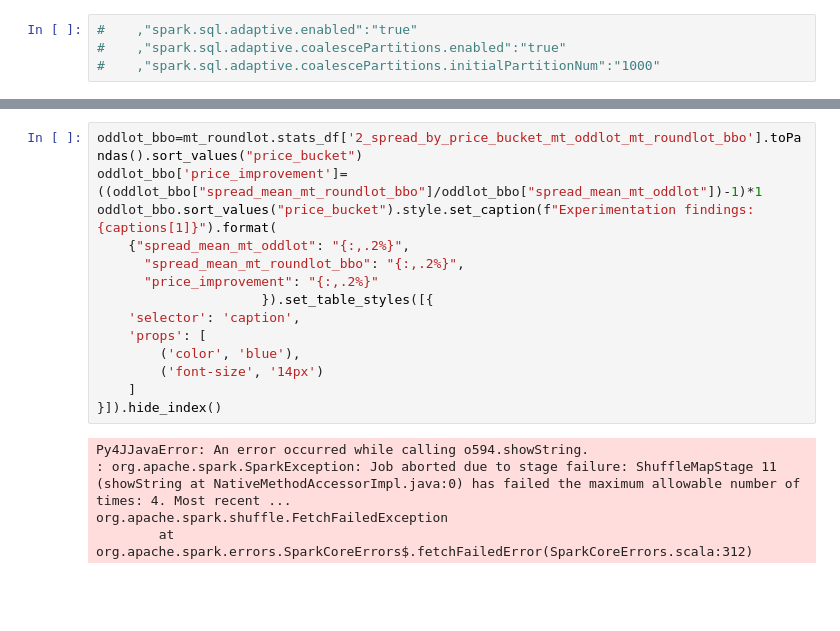
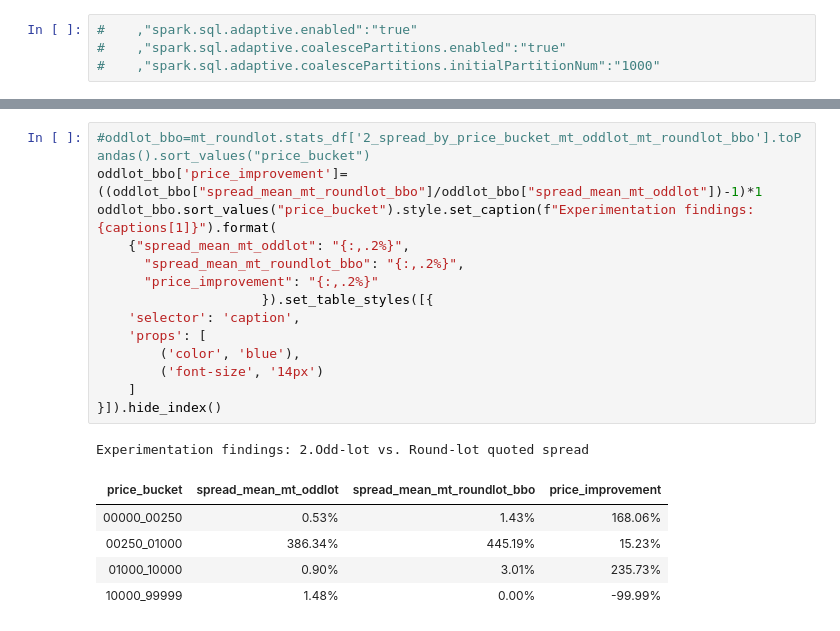
Before and after one commit to aws-samples/quant-research, a Jupyter notebook: src/notebooks/equity_market_microstructure/sec_reform_impact_study.ipynb, the cells around one changed output, grey strips where cells are left out. Saved outputs shown, nothing was run; the diff lists cells and outputs as text; blank space fills up the shorter version.

```diff
--- a/src/notebooks/equity_market_microstructure/sec_reform_impact_study.ipynb
+++ b/src/notebooks/equity_market_microstructure/sec_reform_impact_study.ipynb
@@ -497,22 +512,24 @@ mt_roundlot.stats_df["1_display_all"].style.set_caption(f"Experimentation findin
 # %%
-oddlot_bbo=mt_roundlot.stats_df['2_spread_by_price_bucket_mt_oddlot_mt_roundlot_bbo'].toPandas().sort_values("price_bucket")
+#oddlot_bbo=mt_roundlot.stats_df['2_spread_by_price_bucket_mt_oddlot_mt_roundlot_bbo'].toPandas().sort_values("price_bucket")
 oddlot_bbo['price_improvement']=((oddlot_bbo["spread_mean_mt_roundlot_bbo"]/oddlot_bbo["spread_mean_mt_oddlot"])-1)*1
 oddlot_bbo.sort_values("price_bucket").style.set_caption(f"Experimentation findings: {captions[1]}").format(
     {"spread_mean_mt_oddlot": "{:,.2%}",
       "spread_mean_mt_roundlot_bbo": "{:,.2%}",
       "price_improvement": "{:,.2%}"
                      }).set_table_styles([{
     'selector': 'caption',
     'props': [
         ('color', 'blue'),
         ('font-size', '14px')
     ]
 }]).hide_index()
 # %% [output]
-Py4JJavaError: An error occurred while calling o594.showString.
-: org.apache.spark.SparkException: Job aborted due to stage failure: ShuffleMapStage 11 (showString at NativeMethodAccessorImpl.java:0) has failed the maximum allowable number of times: 4. Most recent ...
-org.apache.spark.shuffle.FetchFailedException
-        at org.apache.spark.errors.SparkCoreErrors$.fetchFailedError(SparkCoreErrors.scala:312)
+Experimentation findings: 2.Odd-lot vs. Round-lot quoted spread
+| price_bucket | spread_mean_mt_oddlot | spread_mean_mt_roundlot_bbo | price_improvement |
+| 00000_00250 | 0.53% | 1.43% | 168.06% |
+| 00250_01000 | 386.34% | 445.19% | 15.23% |
+| 01000_10000 | 0.90% | 3.01% | 235.73% |
+| 10000_99999 | 1.48% | 0.00% | -99.99% |
 # %%
 oddlot_price_per_bucket=mt_roundlot.stats_df['3_pct_trading_oddlot_per_price_bucket']#.toPandas()#.sort_values("price_bucket")
 
```
Also changed, not shown: parts of 12 cells of this notebook.
